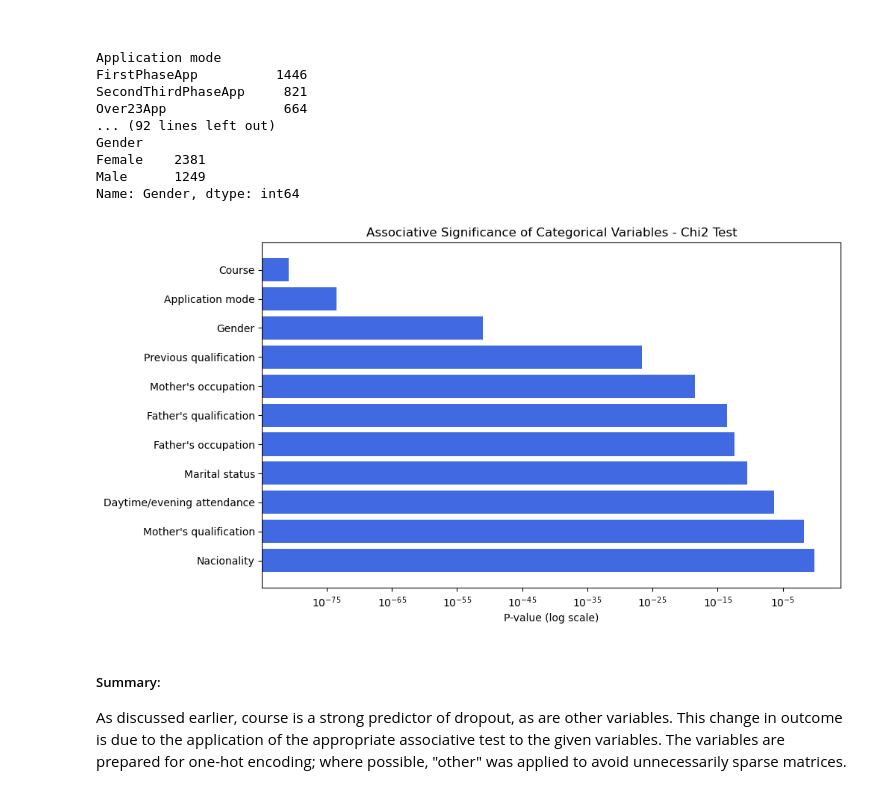
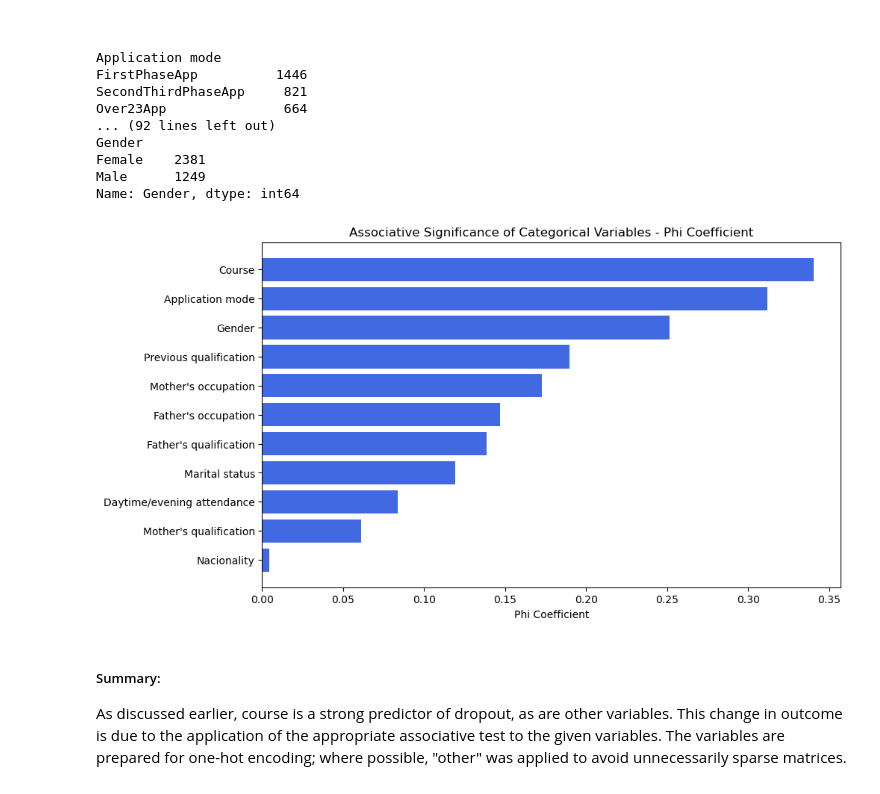
Before and after one commit to Kevin-Kwasnik/student-dropout-prediction, a Jupyter notebook: 2.Analysis/EDA.ipynb, the cells around one changed output. Cells and saved outputs as stored; diff of their text form; code cells hidden in the pictures.

Commit message:
phi coefficient cleaned

```diff
--- a/2.Analysis/EDA.ipynb
+++ b/2.Analysis/EDA.ipynb
@@ -865,38 +865,46 @@ Name: Gender, dtype: int64
 # %%
 columns = []
 chi2_stats = []
 p_values = []
+n_obs = []
+phi = []
 
 # Loop through categorical columns
 for col in data_type_mapping[data_type_mapping['Data Type'] == 'Categorical']['Column']:
     # Perform chi2_contingency test
     table = student_data_filt.groupby(['Target', col]).size().unstack(fill_value=0)
+    n = table.sum().sum()
     chi2_stat, p_value, dof, expected = chi2_contingency(table)
 
     # Store results in lists
     columns.append(col)
     chi2_stats.append(chi2_stat)
     p_values.append(p_value)
+    n_obs.append(n)
+    phi.append(np.sqrt(chi2_stat / n))
 
 # Create a DataFrame for plotting
 results_df = pd.DataFrame({
     'Column': columns,
     'Chi2 Stat': chi2_stats,
-    'P-value': p_values
+    'P-value': p_values,
+    'Num Observations': n_obs,
+    'Phi Coefficient': phi
 })
 
+
 # Sort the DataFrame by P-value in ascending order
-results_df = results_df.sort_values(by='P-value', ascending= False)
+results_df = results_df.sort_values(by='Phi Coefficient', ascending= True)
 
 # Plot the results
 plt.figure(figsize=(10, 6))
-plt.barh(results_df['Column'], results_df['P-value'], color='royalblue')
-plt.xscale('log')  # Use log scale for better visualization if p-values vary widely
-plt.xlabel('P-value (log scale)')
-plt.title('Associative Significance of Categorical Variables - Chi2 Test')
+plt.barh(results_df['Column'], results_df['Phi Coefficient'], color='royalblue')
+#plt.xscale('log')  # Use log scale for better visualization if p-values vary widely
+plt.xlabel('Phi Coefficient')
+plt.title('Associative Significance of Categorical Variables - Phi Coefficient')
 plt.show()
 # %% [output]
-[figure, old version]
+[figure, new version]
 # %% [markdown]
 ##### Summary:
 
```
